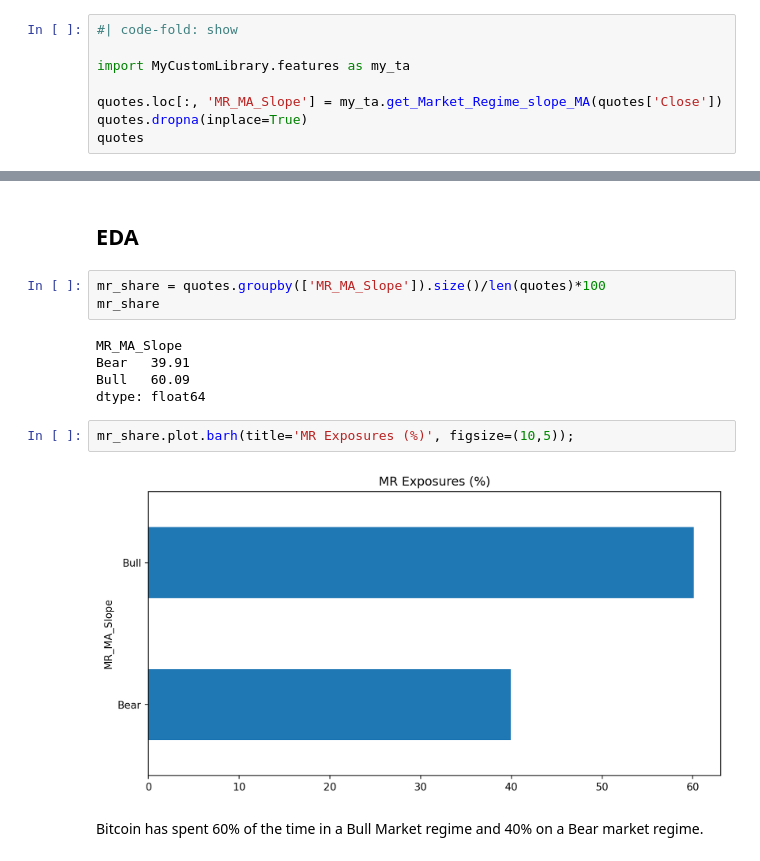
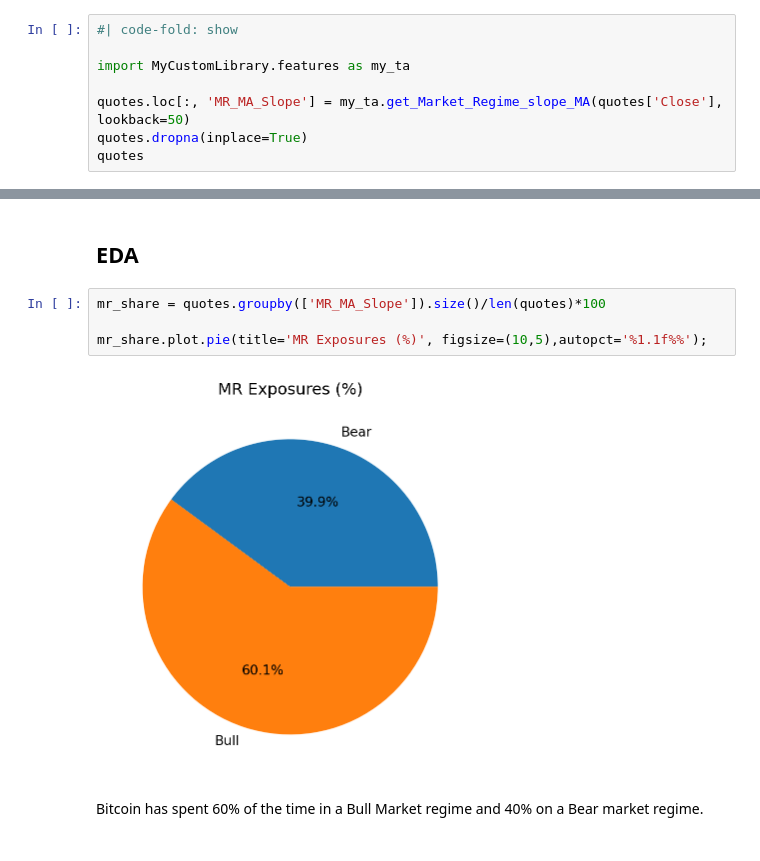
Before and after one commit to notp1ssed/portfolio, a Jupyter notebook: assets/SystematicTrading/000_MarketRegimes_BTC.ipynb, the cells around one changed output, grey strips where cells are left out. Cells and saved outputs as stored; diff of their text form.

```diff
--- a/assets/SystematicTrading/000_MarketRegimes_BTC.ipynb
+++ b/assets/SystematicTrading/000_MarketRegimes_BTC.ipynb
@@ -59,7 +59,7 @@ quotes
 
 import MyCustomLibrary.features as my_ta
 
-quotes.loc[:, 'MR_MA_Slope'] = my_ta.get_Market_Regime_slope_MA(quotes['Close'])
+quotes.loc[:, 'MR_MA_Slope'] = my_ta.get_Market_Regime_slope_MA(quotes['Close'], lookback=50)
 quotes.dropna(inplace=True)
 quotes
 # %% [output]
@@ -79,18 +79,12 @@ quotes
 5585 rows × 5 columns
 # %% [markdown]
 ## EDA
-# %%
-mr_share = quotes.groupby(['MR_MA_Slope']).size()/len(quotes)*100
-mr_share
-# %% [output]
-MR_MA_Slope
-Bear   39.91
-Bull   60.09
-dtype: float64
 # %%
-mr_share.plot.barh(title='MR Exposures (%)', figsize=(10,5));
+mr_share = quotes.groupby(['MR_MA_Slope']).size()/len(quotes)*100
+
+mr_share.plot.pie(title='MR Exposures (%)', figsize=(10,5),autopct='%1.1f%%');
 # %% [output]
-[figure, old version]
+[figure, new version]
 # %% [markdown]
 Bitcoin has spent 60% of the time in a Bull Market regime and 40% on a Bear market regime.
 # %% [markdown]
```
Also changed, not shown: parts of 1 cell of this notebook, 7 other files.
